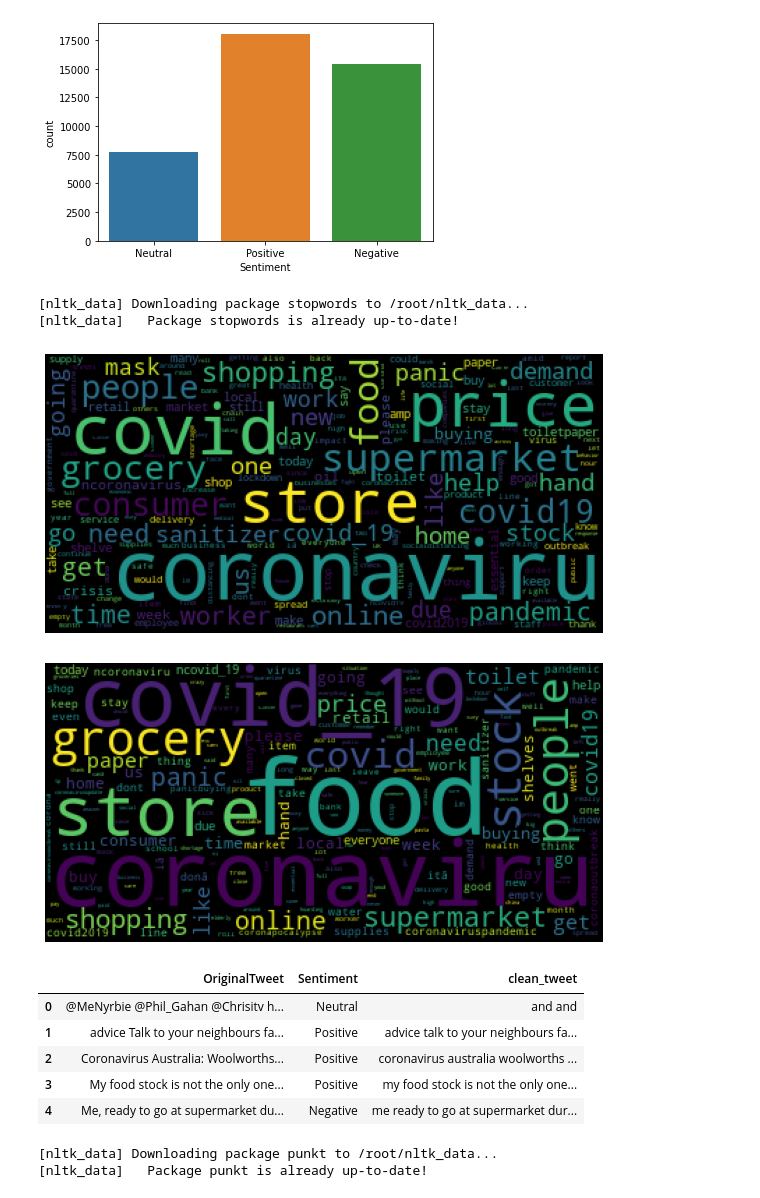
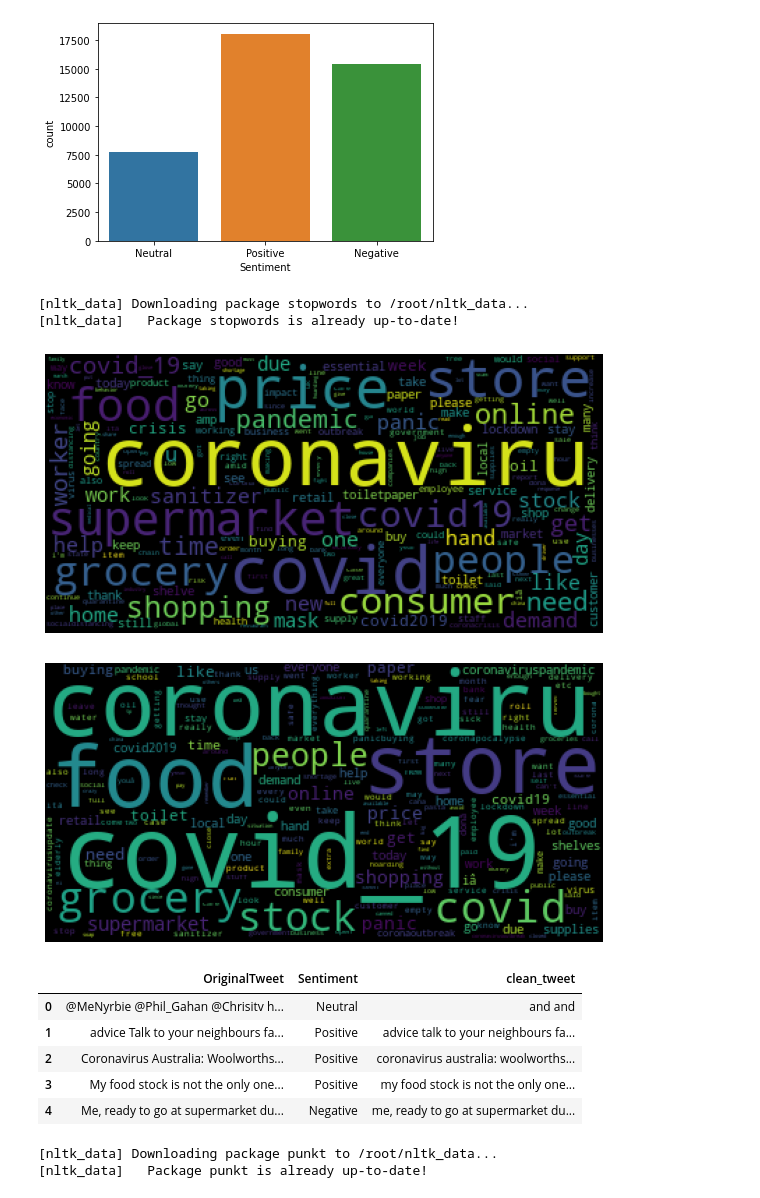
Before and after one commit to testtzlaffe/desafio-nlp-coronavirus-tweets, a Jupyter notebook: DesafiosNLP_CoronavirusTweets.ipynb, the cells around one changed output. Drawn from its saved outputs; the diff is of its cells as text; code cells hidden in the pictures.

```diff
--- a/DesafiosNLP_CoronavirusTweets.ipynb
+++ b/DesafiosNLP_CoronavirusTweets.ipynb
@@ -120,41 +120,34 @@ sns.countplot(train_dataset['Sentiment'])
 import nltk
 nltk.download('stopwords')
 from nltk.corpus import stopwords
 from wordcloud import WordCloud
 import re
 
 def clean_text(s):
     s = re.sub(r'http\S+', '', s)
     s = re.sub('(RT|via)((?:\\b\\W*@\\w+)+)', ' ', s)
     s = re.sub(r'@\S+', '', s)
     s = re.sub('&amp', ' ', s)
-    s = s.replace('#','')
-    s = s.replace(':','')
-    s = s.replace(',','')
-    s = s.replace('"','')
-    s = s.replace("'",'')
-    s = s.replace('?','')
-    s = s.replace('!','')
     s = s.lower()
     return s
 
 train_dataset['clean_tweet'] = train_dataset['OriginalTweet'].apply(clean_text)
 
 text = train_dataset['clean_tweet'].to_string().lower()
 
 wordcloud = WordCloud(
     collocations=False,
     relative_scaling=0.5,
     stopwords=set(stopwords.words('english'))).generate(text)
 
 plt.figure(figsize=(10,10))
 plt.imshow(wordcloud)
 plt.axis("off")
 plt.show()
 # %% [output]
 [nltk_data] Downloading package stopwords to /root/nltk_data...
 [nltk_data]   Package stopwords is already up-to-date!
-[figure, old version]
+[figure, new version]
 # %%
 # word cloud test dataset
 
@@ -172,16 +165,16 @@ plt.imshow(wordcloud)
 plt.axis("off")
 plt.show()
 # %% [output]
-[figure, old version]
+[figure, new version]
 # %%
-train_dataset.head(5)
+train_dataset.head()
 # %% [output]
 |  | OriginalTweet | Sentiment | clean_tweet |
 | 0 | @MeNyrbie @Phil_Gahan @Chrisitv h... | Neutral | and and |
 | 1 | advice Talk to your neighbours fa... | Positive | advice talk to your neighbours fa... |
-| 2 | Coronavirus Australia: Woolworths... | Positive | coronavirus australia woolworths ... |
+| 2 | Coronavirus Australia: Woolworths... | Positive | coronavirus australia: woolworths... |
 | 3 | My food stock is not the only one... | Positive | my food stock is not the only one... |
-| 4 | Me, ready to go at supermarket du... | Negative | me ready to go at supermarket dur... |
+| 4 | Me, ready to go at supermarket du... | Negative | me, ready to go at supermarket du... |
 # %%
 from nltk.corpus import stopwords
 from nltk.tokenize import word_tokenize
```
Also changed, not shown: parts of 18 cells of this notebook.
